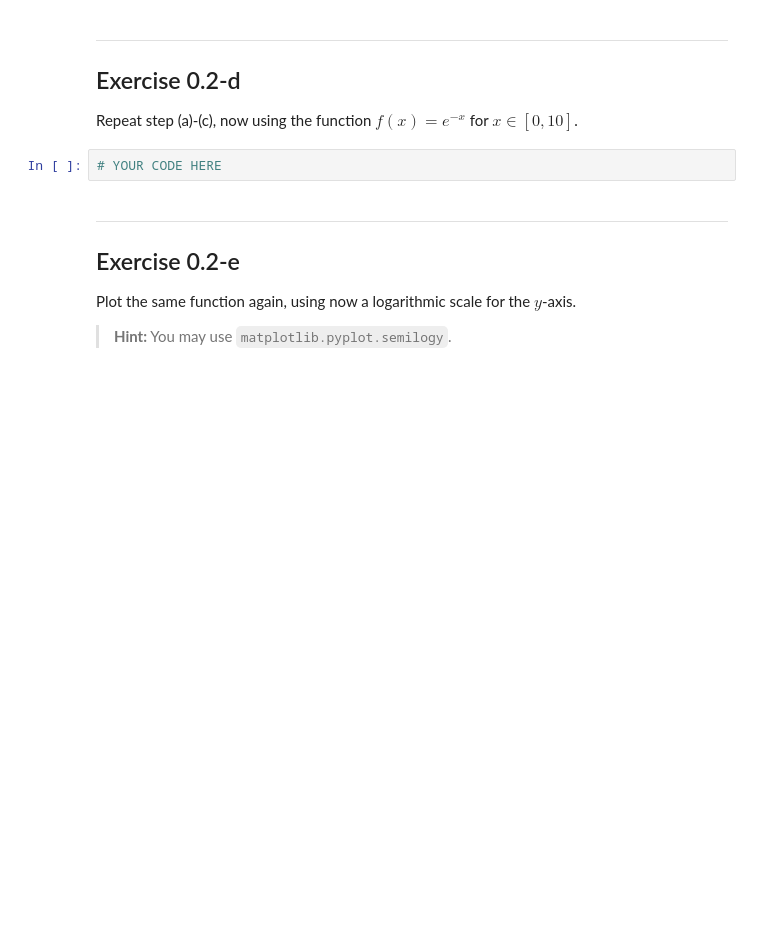
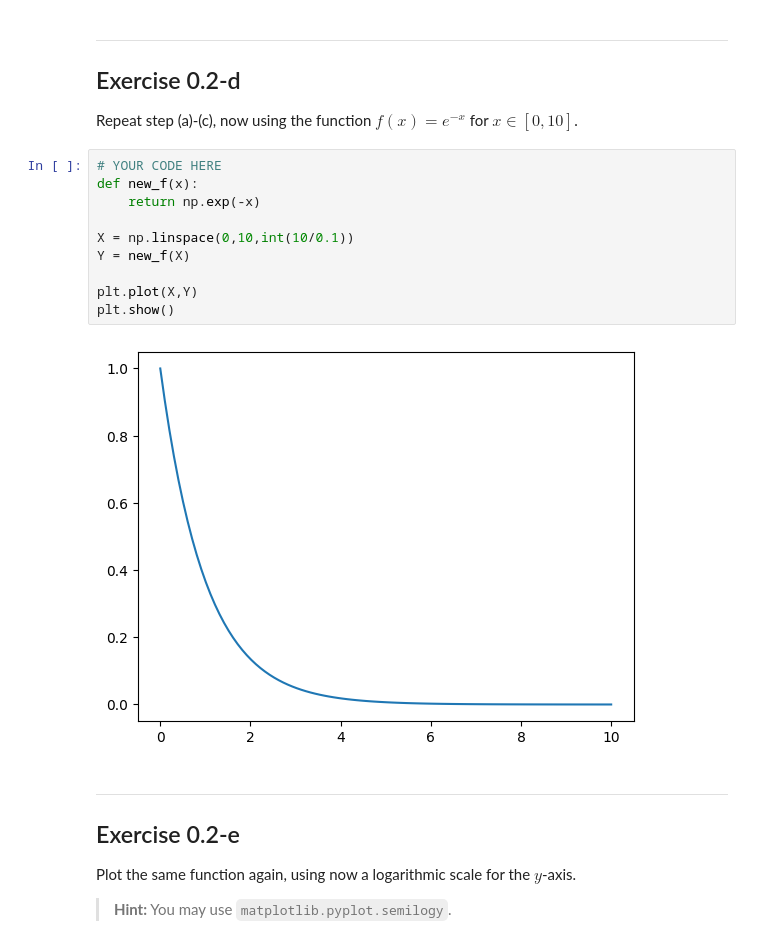
Before and after one commit to YommoY-official/CompManyBody, a Jupyter notebook: exercises/ex00_introduction/ex00.2_plotting.ipynb, the cells around one changed output. Saved outputs shown, nothing was run; the diff lists cells and outputs as text; blank space fills up the shorter version.

```diff
--- a/exercises/ex00_introduction/ex00.2_plotting.ipynb
+++ b/exercises/ex00_introduction/ex00.2_plotting.ipynb
@@ -57,6 +69,16 @@ Plot the function.
 Repeat step (a)-(c), now using the function $f(x) = e^{-x}$ for $x\in[0, 10]$.
 # %%
 # YOUR CODE HERE
+def new_f(x):
+    return np.exp(-x)
+
+X = np.linspace(0,10,int(10/0.1))
+Y = new_f(X)
+
+plt.plot(X,Y)
+plt.show()
+# %% [output]
+[figure, added]
 # %% [markdown]
 ---
 
```
Also changed, not shown: parts of 5 cells of this notebook, 2 other files.
